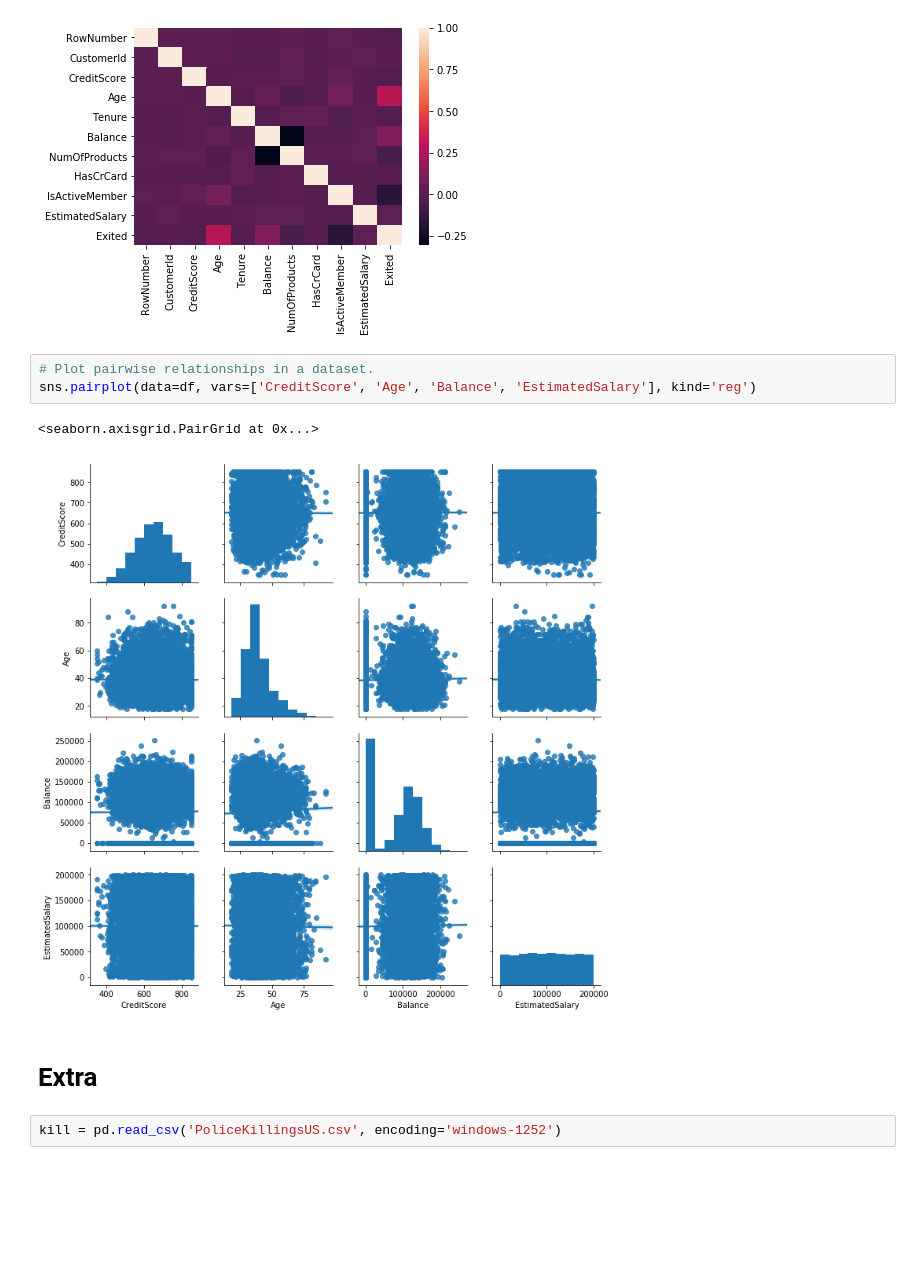
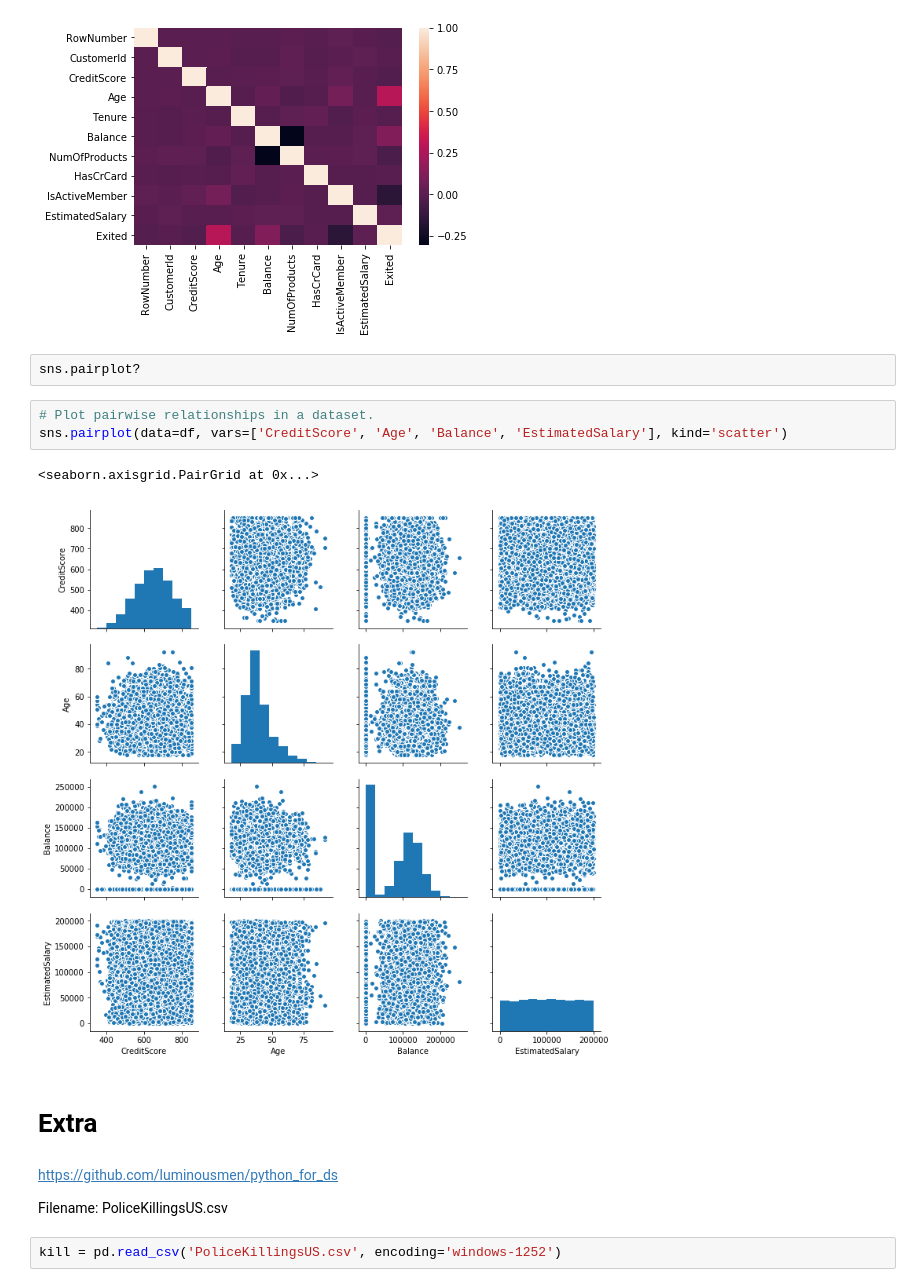
Before and after one commit to luminousmen/python_for_ds, a Jupyter notebook: training_6.ipynb, the cells around one changed output. Cells and saved outputs as stored; diff of their text form; blank space fills up the shorter version.

```diff
--- a/training_6.ipynb
+++ b/training_6.ipynb
@@ -153,14 +184,20 @@ sns.heatmap(df.corr())
 # %% [output]
 <matplotlib.axes._subplots.AxesSubplot at 0x...>
 [figure]
+# %%
+sns.pairplot?
 # %%
 # Plot pairwise relationships in a dataset.
-sns.pairplot(data=df, vars=['CreditScore', 'Age', 'Balance', 'EstimatedSalary'], kind='reg')
+sns.pairplot(data=df, vars=['CreditScore', 'Age', 'Balance', 'EstimatedSalary'], kind='scatter')
 # %% [output]
 <seaborn.axisgrid.PairGrid at 0x...>
-[figure, old version]
+[figure, new version]
 # %% [markdown]
 # Extra
+# %% [markdown]
+https://github.com/luminousmen/python_for_ds
+
+Filename: PoliceKillingsUS.csv
 # %%
 kill = pd.read_csv('PoliceKillingsUS.csv', encoding='windows-1252')
 # %%
```
Also changed, not shown: parts of 73 cells of this notebook, 4 other files.
